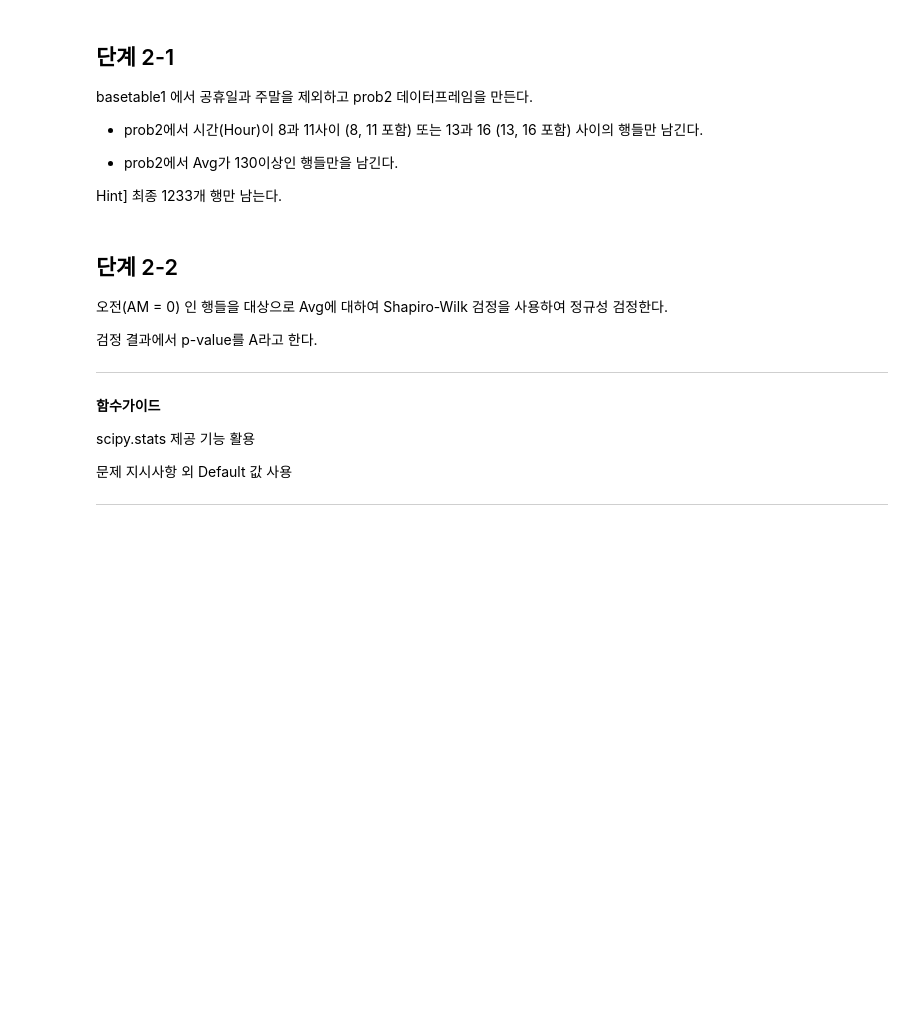
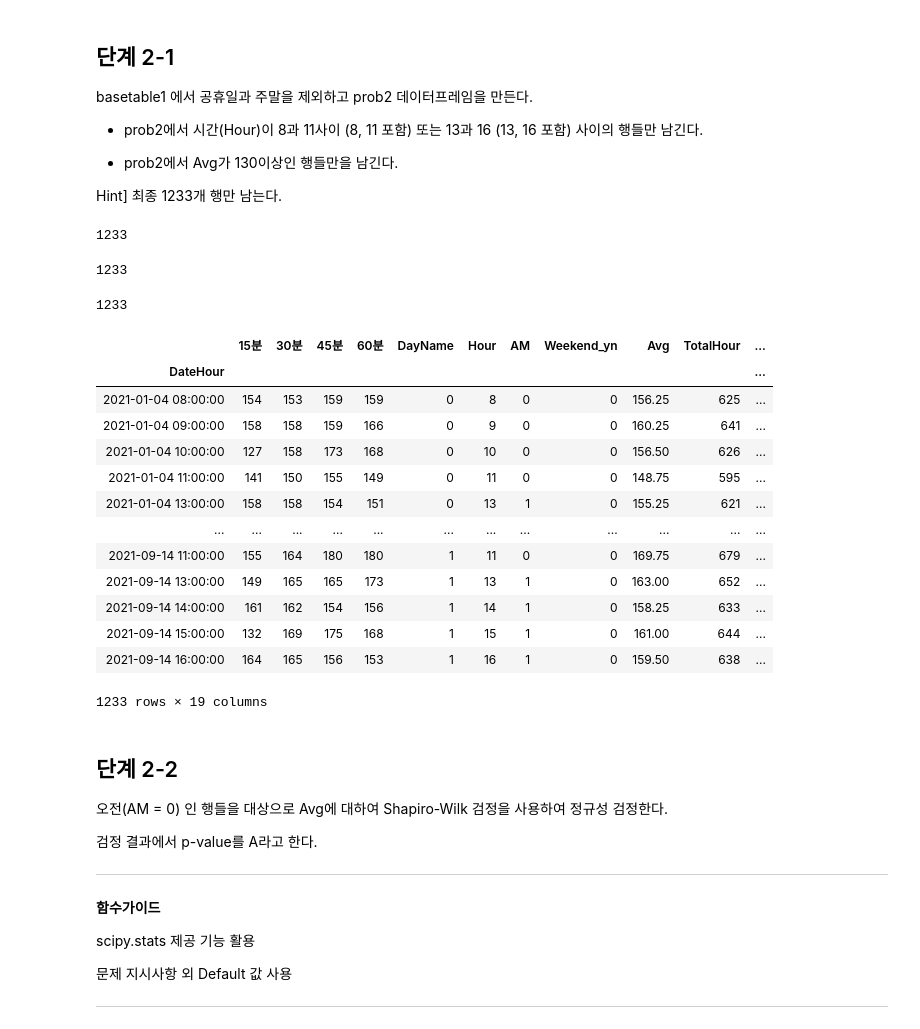
Before and after one commit to sunkusun9/DS_lv3_2311_1, a Jupyter notebook: sec_ds_lv3_prob3_prob.ipynb, the cells around one changed output. Drawn from its saved outputs; the diff is of its cells as text; code cells hidden in the pictures; blank space fills up the shorter version.

```diff
--- a/sec_ds_lv3_prob3_prob.ipynb
+++ b/sec_ds_lv3_prob3_prob.ipynb
@@ -485,3 +489,54 @@ Hint] 최종 1233개 행만 남는다.
+# %%
+df_prob2 = df_basetable1.loc[
+    (df_basetable1['Weekend_yn'] != 1) &
+    (df_basetable1['Holiday_yn'] != 1)
+].copy()
+# %%
+df_prob2 = df_prob2.query("((Hour >= 8 and Hour <= 11) or (Hour >= 13 and Hour <= 16)) and Avg >= 130")
+len(df_prob2)
+# %% [output]
+1233
+# %%
+df_prob2 = df_prob2.loc[
+    (
+        ((df_prob2['Hour'] >= 8) & (df_prob2['Hour'] <= 11)) |
+        ((df_prob2['Hour'] >= 13) & (df_prob2['Hour'] <= 16))
+    ) & (df_prob2['Avg'] >= 130)
+].copy()
+len(df_prob2)
+# %% [output]
+1233
+# %%
+df_prob2 = df_prob2.loc[
+    (
+        df_prob2['Hour'].between(8,  11, inclusive=True) |
+        df_prob2['Hour'].between(13,  16, inclusive=True)
+    ) & (df_prob2['Avg'] >= 130)
+].copy()
+len(df_prob2)
+# %% [output]
+1233
+# %%
+df_prob2 = df_prob2.loc[
+    df_prob2['Hour'].isin([8, 9, 10, 11, 13, 14, 15, 16]) &
+    (df_prob2['Avg'] >= 130)
+]
+df_prob2
+# %% [output]
+|  | 15분 | 30분 | 45분 | 60분 | DayName | Hour | AM | Weekend_yn | Avg | TotalHour | ... |
+| DateHour |  |  |  |  |  |  |  |  |  |  | ... |
+| 2021-01-04 08:00:00 | 154 | 153 | 159 | 159 | 0 | 8 | 0 | 0 | 156.25 | 625 | ... |
+| 2021-01-04 09:00:00 | 158 | 158 | 159 | 166 | 0 | 9 | 0 | 0 | 160.25 | 641 | ... |
+| 2021-01-04 10:00:00 | 127 | 158 | 173 | 168 | 0 | 10 | 0 | 0 | 156.50 | 626 | ... |
+| 2021-01-04 11:00:00 | 141 | 150 | 155 | 149 | 0 | 11 | 0 | 0 | 148.75 | 595 | ... |
+| 2021-01-04 13:00:00 | 158 | 158 | 154 | 151 | 0 | 13 | 1 | 0 | 155.25 | 621 | ... |
+| ... | ... | ... | ... | ... | ... | ... | ... | ... | ... | ... | ... |
+| 2021-09-14 11:00:00 | 155 | 164 | 180 | 180 | 1 | 11 | 0 | 0 | 169.75 | 679 | ... |
+| 2021-09-14 13:00:00 | 149 | 165 | 165 | 173 | 1 | 13 | 1 | 0 | 163.00 | 652 | ... |
+| 2021-09-14 14:00:00 | 161 | 162 | 154 | 156 | 1 | 14 | 1 | 0 | 158.25 | 633 | ... |
+| 2021-09-14 15:00:00 | 132 | 169 | 175 | 168 | 1 | 15 | 1 | 0 | 161.00 | 644 | ... |
+| 2021-09-14 16:00:00 | 164 | 165 | 156 | 153 | 1 | 16 | 1 | 0 | 159.50 | 638 | ... |
+1233 rows × 19 columns
 # %% [markdown]
 ## 단계 2-2
 
```
Also changed, not shown: parts of 42 cells of this notebook.
